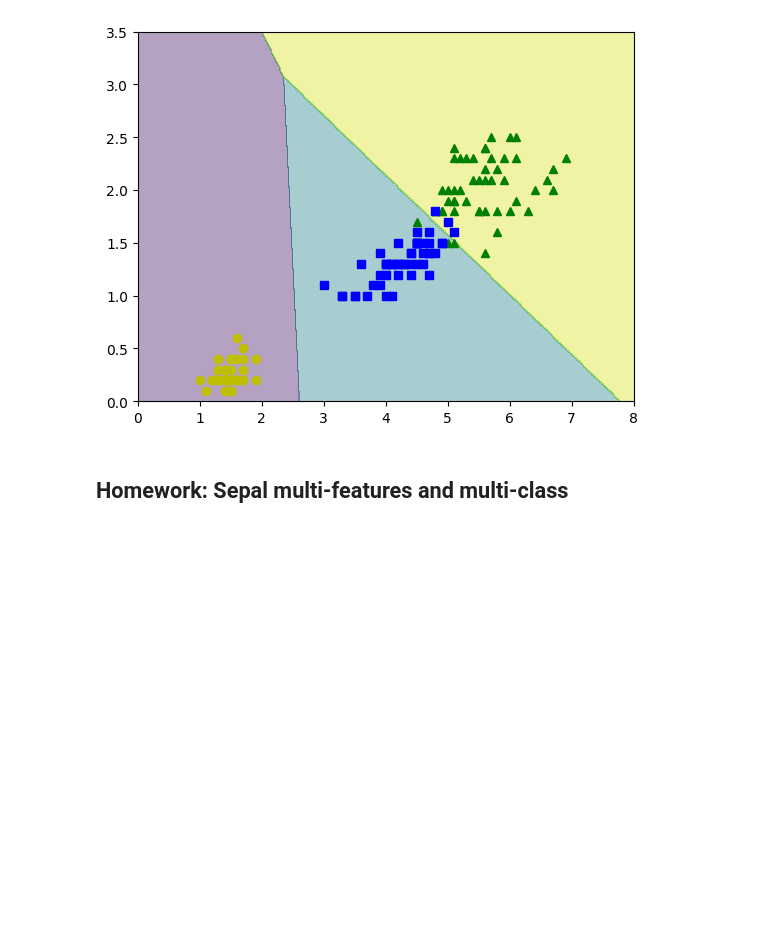
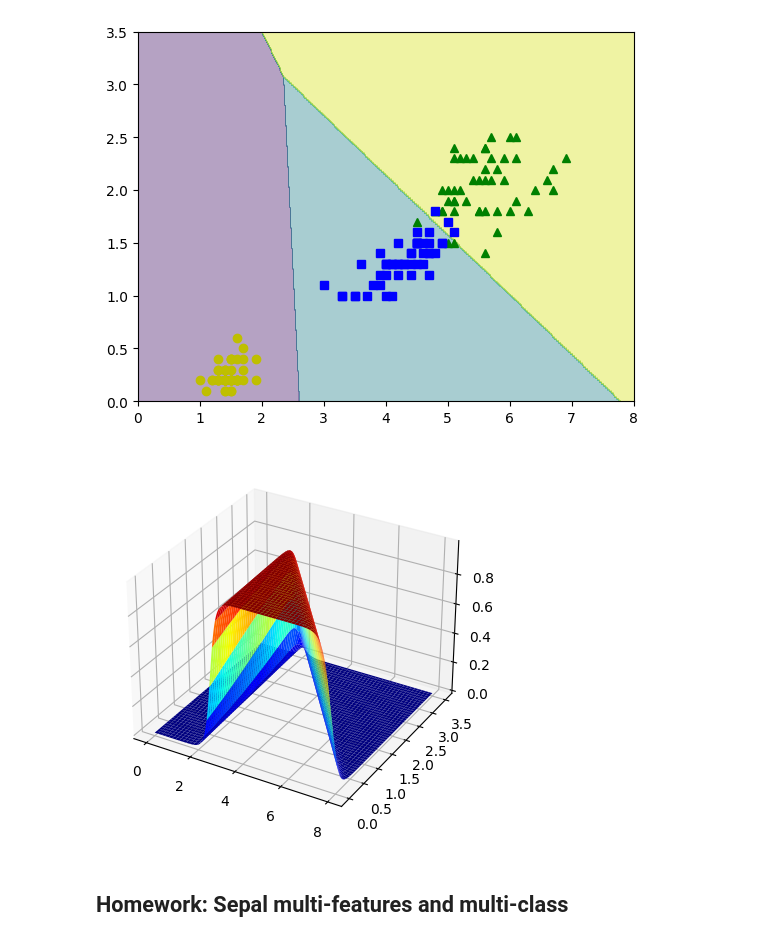
Before and after one commit to ITM-AI/2-logistic-regression, a Jupyter notebook: logistic-regressor.ipynb, the cells around one changed output. Saved outputs shown, nothing was run; the diff lists cells and outputs as text; code cells hidden in the pictures; blank space fills up the shorter version.

```diff
--- a/logistic-regressor.ipynb
+++ b/logistic-regressor.ipynb
@@ -219,6 +224,11 @@ plt.plot(X[y==0,0], X[y==0,1],'yo',label='Setos')
 plt.show()
 # %% [output]
 [figure]
+# %%
+fig, ax =plt.subplots(subplot_kw={"projection": "3d"})
+surf = ax.plot_surface(x0,x1,zz,cmap='jet')
+# %% [output]
+[figure, added]
 # %% [markdown]
 ## Homework: Sepal multi-features and multi-class
 # %%
```
Also changed, not shown: parts of 4 cells of this notebook, 14 other files.
